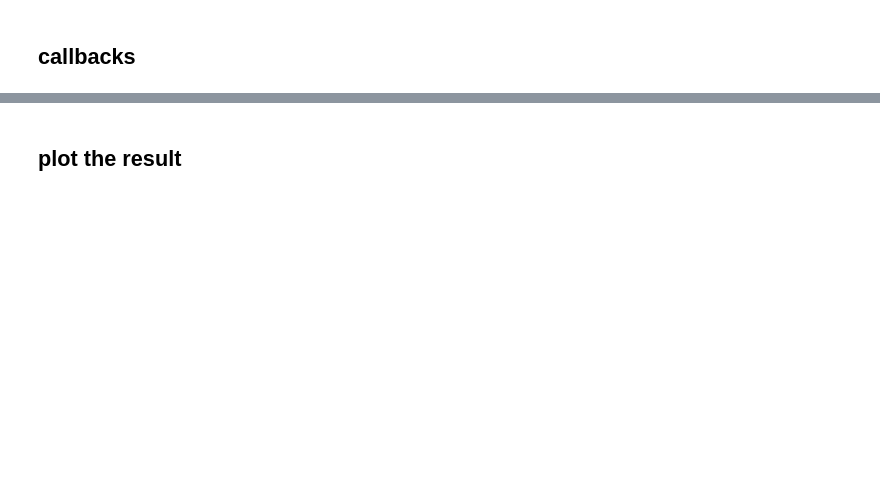
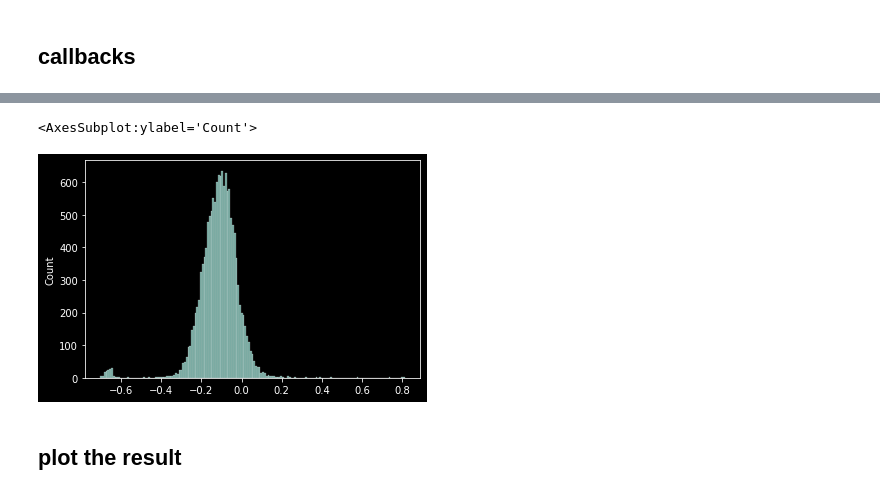
Before and after one commit to Protalist/next_word_prediction_federeted, a Jupyter notebook: centrilized_training.ipynb, the cells around one changed output, grey strips where cells are left out. Drawn from its saved outputs; the diff is of its cells as text; code cells hidden in the pictures; blank space fills up the shorter version.

```diff
--- a/centrilized_training.ipynb
+++ b/centrilized_training.ipynb
@@ -348,3 +454,9 @@ Epoch 5/5
+# %%
+weights=model.get_weights()[-1]
+sns.histplot(weights)
+# %% [output]
+<AxesSubplot:ylabel='Count'>
+[figure, added]
 # %% [markdown]
 ## plot the result
 # %%
```
Also changed, not shown: parts of 21 cells of this notebook, 39 other files.
